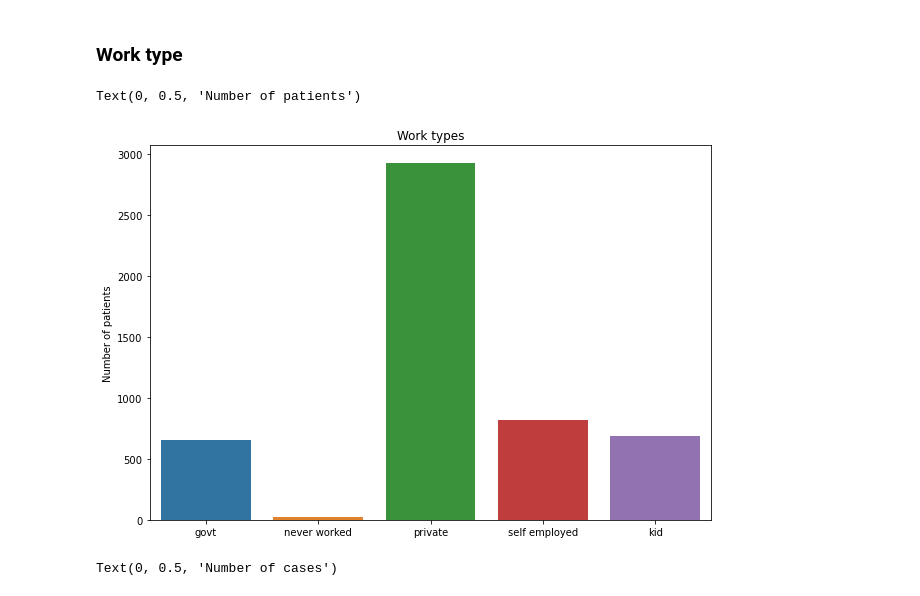
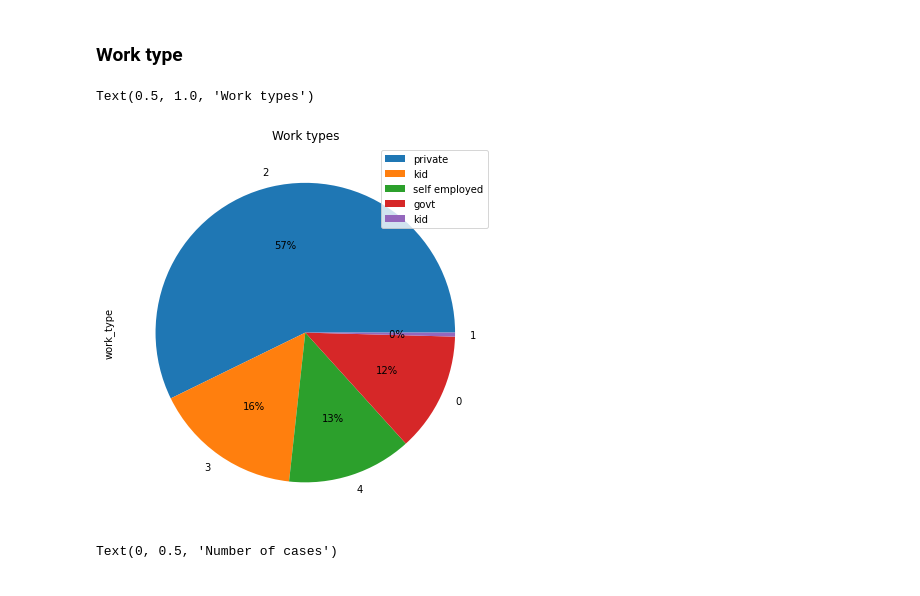
Before and after one commit to s4646/intro-to-data-science, a Jupyter notebook: Classification.ipynb, the cells around one changed output. Drawn from its saved outputs; the diff is of its cells as text; code cells hidden in the pictures.

```diff
--- a/Classification.ipynb
+++ b/Classification.ipynb
@@ -328,14 +330,16 @@ Makes sense overall, since most married people are not young, and age affects th
 # %%
 fig = plt.figure()
 axes = fig.add_axes([0,0,1.3,1.3])
-sns.barplot(x=['govt','never worked','private','self employed', 'kid'],
-            y=[len(df[df.work_type==0]),len(df[df.work_type==1]),
-               len(df[df.work_type==2]),len(df[df.work_type==3]),len(df[df.work_type==4])])
+#sns.barplot(x=['govt','never worked','private','self employed', 'kid'],
+#            y=[len(df[df.work_type==0]),len(df[df.work_type==1]),
+#               len(df[df.work_type==2]),len(df[df.work_type==3]),len(df[df.work_type==4])])
+df.work_type.value_counts().plot(kind='pie', autopct="%2i%%")
+plt.legend(['private','kid','self employed','govt','kid','never worked'])
 plt.title('Work types')
-plt.ylabel('Number of patients')
+#plt.ylabel('Number of patients')
 # %% [output]
-Text(0, 0.5, 'Number of patients')
+Text(0.5, 1.0, 'Work types')
-[figure, old version]
+[figure, new version]
 # %%
 govt = df.groupby('stroke').get_group(1).groupby('work_type').get_group(0).stroke.count()
 # 'never_worked' has no diagnosed patients
```
Also changed, not shown: parts of 1 cell of this notebook.
